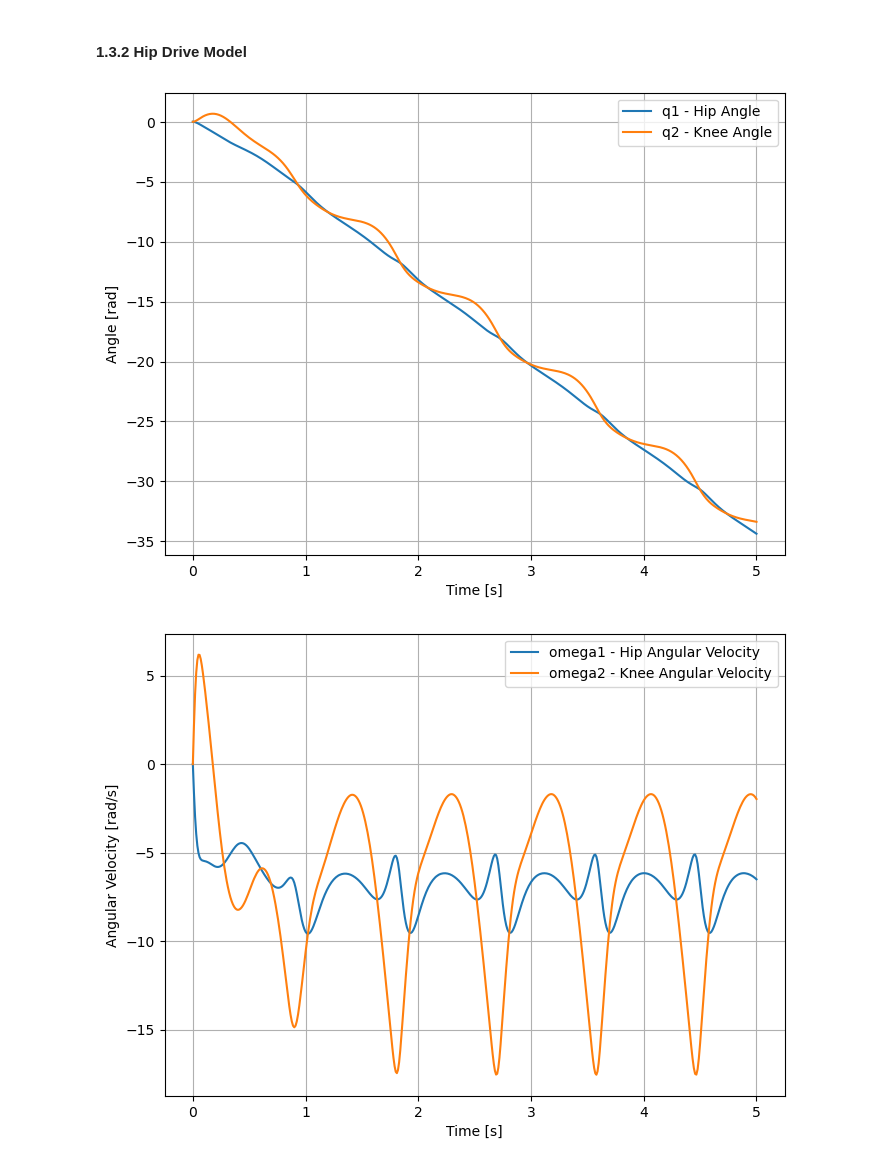
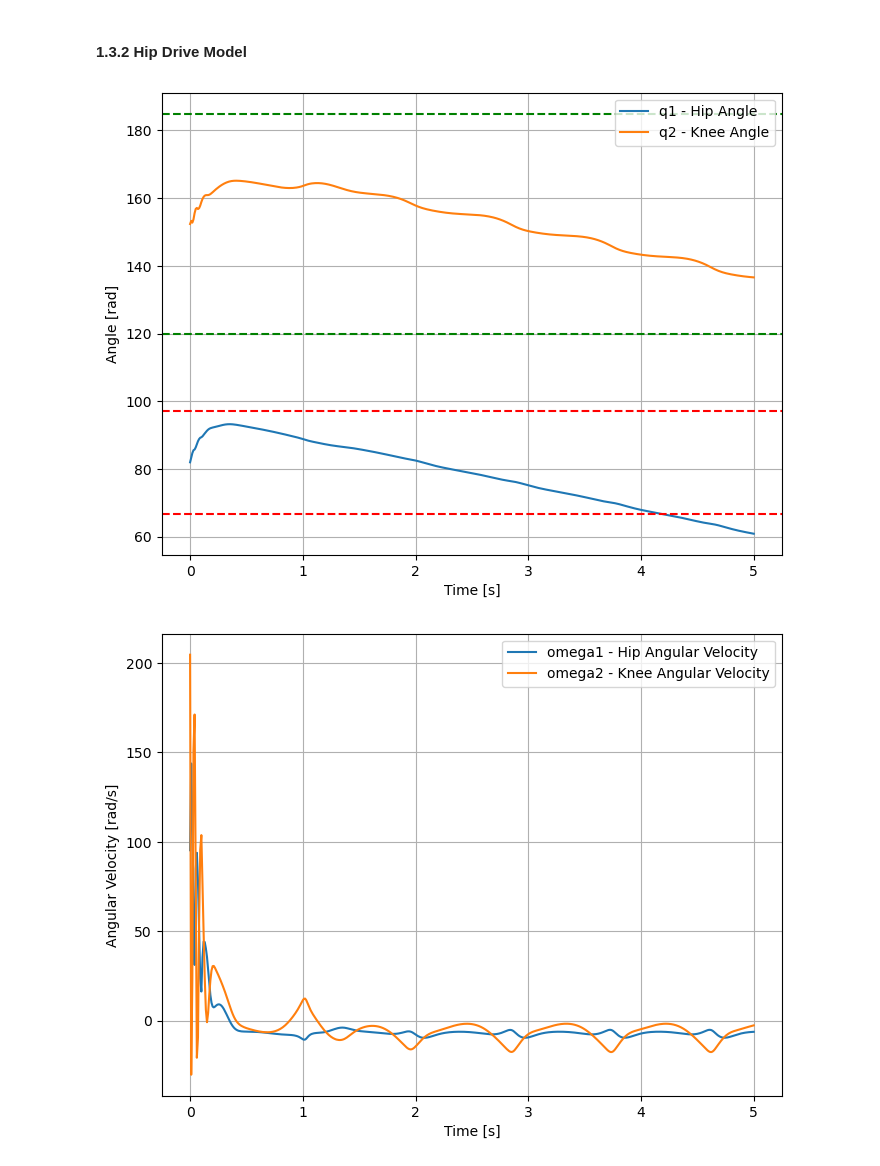
Before and after one commit to whichspaceiam/Computational_Bionics, a Jupyter notebook: Exercise_2/Exercise-2.ipynb, the cells around one changed output. Saved outputs shown, nothing was run; the diff lists cells and outputs as text; code cells hidden in the pictures.

```diff
--- a/Exercise_2/Exercise-2.ipynb
+++ b/Exercise_2/Exercise-2.ipynb
@@ -334,8 +367,8 @@ q2_0 = ref_q2(0) # Initial angle of the shank
 MH_0 = 0 # Initial torque
 
 
-#initial_state = [omega1_0, omega2_0, q1_0, q2_0, MH_0]
-initial_state = [0, 0, 0, 0, 0]
+initial_state = [omega1_0, omega2_0, q1_0, q2_0, MH_0]
+#initial_state = [0, 0, 0, 0, 0]
 
 dt_control = 0.1
 dt_sim = 0.01
@@ -404,7 +437,7 @@ def cost_function(params):
     return total_error
 # %%
 # Initial values for the PID parameters Kp, Ki, Kd
-Kp = 99
+Kp = 100
 Ki = 500
 Kd = 30
 
@@ -421,15 +454,20 @@ omega2_sol = np.array(y_sol)[:, 1]
 # %%
 # Plot the results - angles
 plt.figure(figsize=(8, 6))
 plt.plot(t_sol, q1_sol, label='q1 - Hip Angle')
 plt.plot(t_sol, q2_sol, label='q2 - Knee Angle')
+# plot minimum and maximum angles
+plt.axhline(y=q1_min, color='r', linestyle='--')
+plt.axhline(y=q1_max, color='r', linestyle='--')
+plt.axhline(y=q2_min, color='g', linestyle='--')
+plt.axhline(y=q2_max, color='g', linestyle='--')
 plt.xlabel('Time [s]')
 plt.ylabel('Angle [rad]')
 plt.legend()
 plt.grid()
 plt.show()
 # %% [output]
-[figure, old version]
+[figure, new version]
 # %%
 # plot the results - angular velocities
 plt.figure(figsize=(8, 6))
@@ -441,4 +479,4 @@ plt.legend()
 plt.grid()
 plt.show()
 # %% [output]
-[figure, old version]
+[figure, new version]
```
Also changed, not shown: parts of 2 cells of this notebook.
